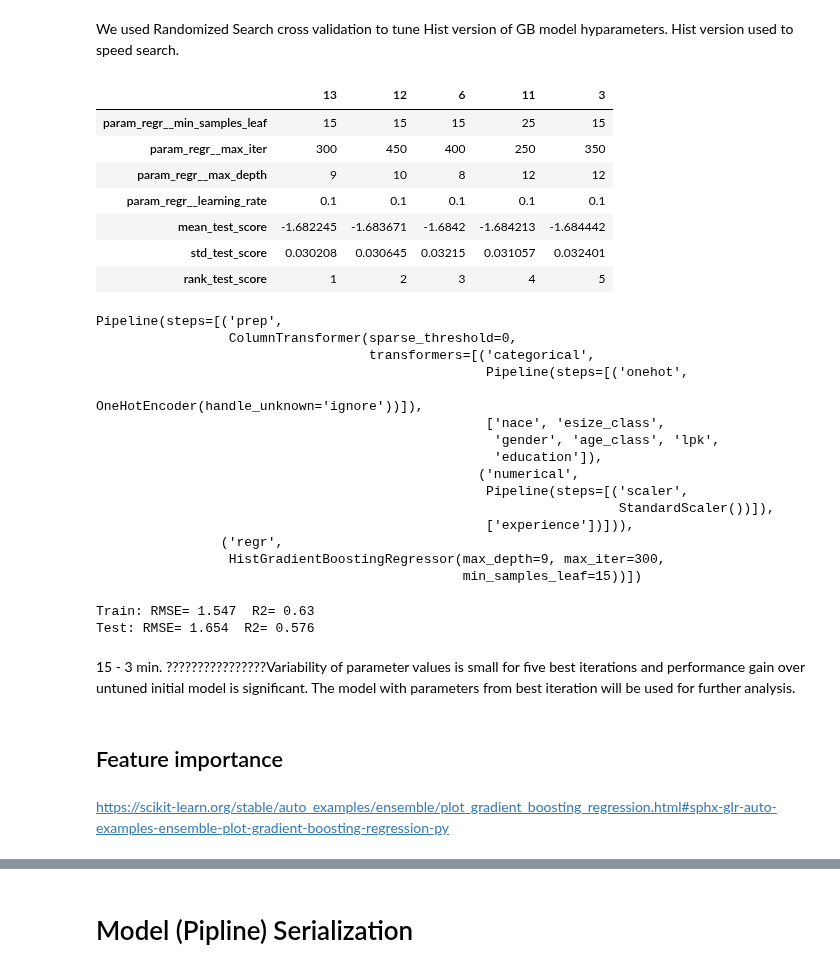
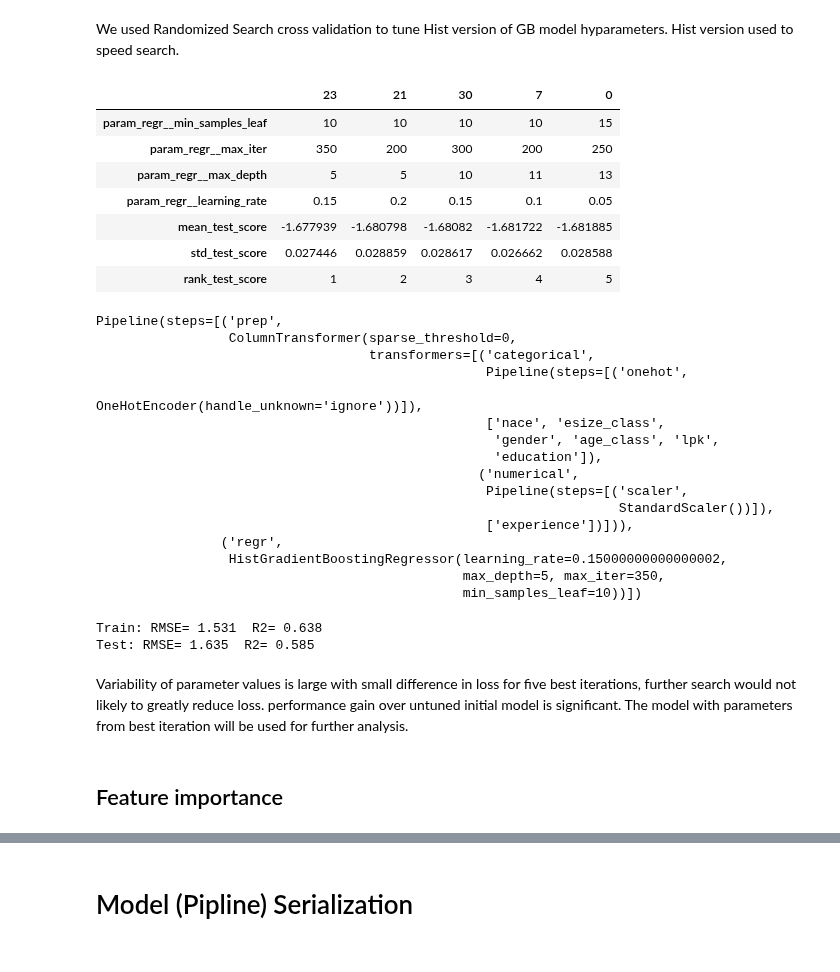
Before and after one commit to EdvinasStonevicius/LT-national-salary-analysis, a Jupyter notebook: python/03-ML_4_DT_GRBoost.ipynb, the cells around one changed output, grey strips where cells are left out. Saved outputs shown, nothing was run; the diff lists cells and outputs as text; code cells hidden in the pictures.

```diff
--- a/python/03-ML_4_DT_GRBoost.ipynb
+++ b/python/03-ML_4_DT_GRBoost.ipynb
@@ -108,29 +108,29 @@ We used Randomized Search cross validation to tune Hist version of GB model hypa
 # %%
 from sklearn.model_selection import RandomizedSearchCV
 from sklearn.model_selection import RepeatedKFold
 from sklearn.ensemble import HistGradientBoostingRegressor
 cv = RepeatedKFold(n_splits=5, n_repeats=3, random_state=1)
 model = Pipeline([('prep', preprocessor), ('regr', HistGradientBoostingRegressor())])
 
 grid = {
         'regr__learning_rate': np.linspace(0.05,  0.2,  4),
-        'regr__max_iter': np.arange(100, 500, 50, dtype=int),
-        'regr__min_samples_leaf': np.arange(15, 35, 5, dtype=int),
+        'regr__max_iter': np.arange(200, 500, 50, dtype=int),
+        'regr__min_samples_leaf': np.arange(10, 25, 5, dtype=int),
         'regr__max_depth':np.arange(5, 15, dtype=int)
         }
-search = RandomizedSearchCV(model, grid, scoring='neg_root_mean_squared_error', n_iter = 15, cv=cv, n_jobs=-1)
+search = RandomizedSearchCV(model, grid, scoring='neg_root_mean_squared_error', n_iter = 50, cv=cv, n_jobs=-1)
 results = search.fit(X=X_train,y=y_train)
 
 results_pd = pd.DataFrame(results.cv_results_)
 results_pd.filter(regex='rank|regr|mean_test_score|std_test_score',axis=1).sort_values('rank_test_score').head().T
 # %% [output]
-|  | 13 | 12 | 6 | 11 | 3 |
-| param_regr__min_samples_leaf | 15 | 15 | 15 | 25 | 15 |
-| param_regr__max_iter | 300 | 450 | 400 | 250 | 350 |
-| param_regr__max_depth | 9 | 10 | 8 | 12 | 12 |
-| param_regr__learning_rate | 0.1 | 0.1 | 0.1 | 0.1 | 0.1 |
-| mean_test_score | -1.682245 | -1.683671 | -1.6842 | -1.684213 | -1.684442 |
-| std_test_score | 0.030208 | 0.030645 | 0.03215 | 0.031057 | 0.032401 |
+|  | 23 | 21 | 30 | 7 | 0 |
+| param_regr__min_samples_leaf | 10 | 10 | 10 | 10 | 15 |
+| param_regr__max_iter | 350 | 200 | 300 | 200 | 250 |
+| param_regr__max_depth | 5 | 5 | 10 | 11 | 13 |
+| param_regr__learning_rate | 0.15 | 0.2 | 0.15 | 0.1 | 0.05 |
+| mean_test_score | -1.677939 | -1.680798 | -1.68082 | -1.681722 | -1.681885 |
+| std_test_score | 0.027446 | 0.028859 | 0.028617 | 0.026662 | 0.028588 |
 | rank_test_score | 1 | 2 | 3 | 4 | 5 |
 # %%
 best_model=results.best_estimator_
@@ -149,16 +149,15 @@ Pipeline(steps=[('prep',
                                                                    StandardScaler())]),
                                                   ['experience'])])),
                 ('regr',
-                 HistGradientBoostingRegressor(max_depth=9, max_iter=300,
-                                               min_samples_leaf=15))])
+                 HistGradientBoostingRegressor(learning_rate=0.15000000000000002,
+                                               max_depth=5, max_iter=350,
+                                               min_samples_leaf=10))])
 # %%
 print_model_rmse_r2(best_model, X_train, y_train, X_test, y_test)
 # %% [output]
-Train: RMSE= 1.547  R2= 0.63
-Test: RMSE= 1.654  R2= 0.576
+Train: RMSE= 1.531  R2= 0.638
+Test: RMSE= 1.635  R2= 0.585
 # %% [markdown]
-15 - 3 min. ????????????????Variability of parameter values is small for five best iterations and performance gain over untuned initial model is significant. The model with parameters from best iteration will be used for further analysis.
+Variability of parameter values is large with small difference in loss for five best iterations, further search would not likely to greatly reduce loss. performance gain over untuned initial model is significant. The model with parameters from best iteration will be used for further analysis.
 # %% [markdown]
 ## Feature importance
-# %% [markdown]
-https://scikit-learn.org/stable/auto_examples/ensemble/plot_gradient_boosting_regression.html#sphx-glr-auto-examples-ensemble-plot-gradient-boosting-regression-py
```
Also changed, not shown: parts of 3 cells of this notebook, 2 other files.
